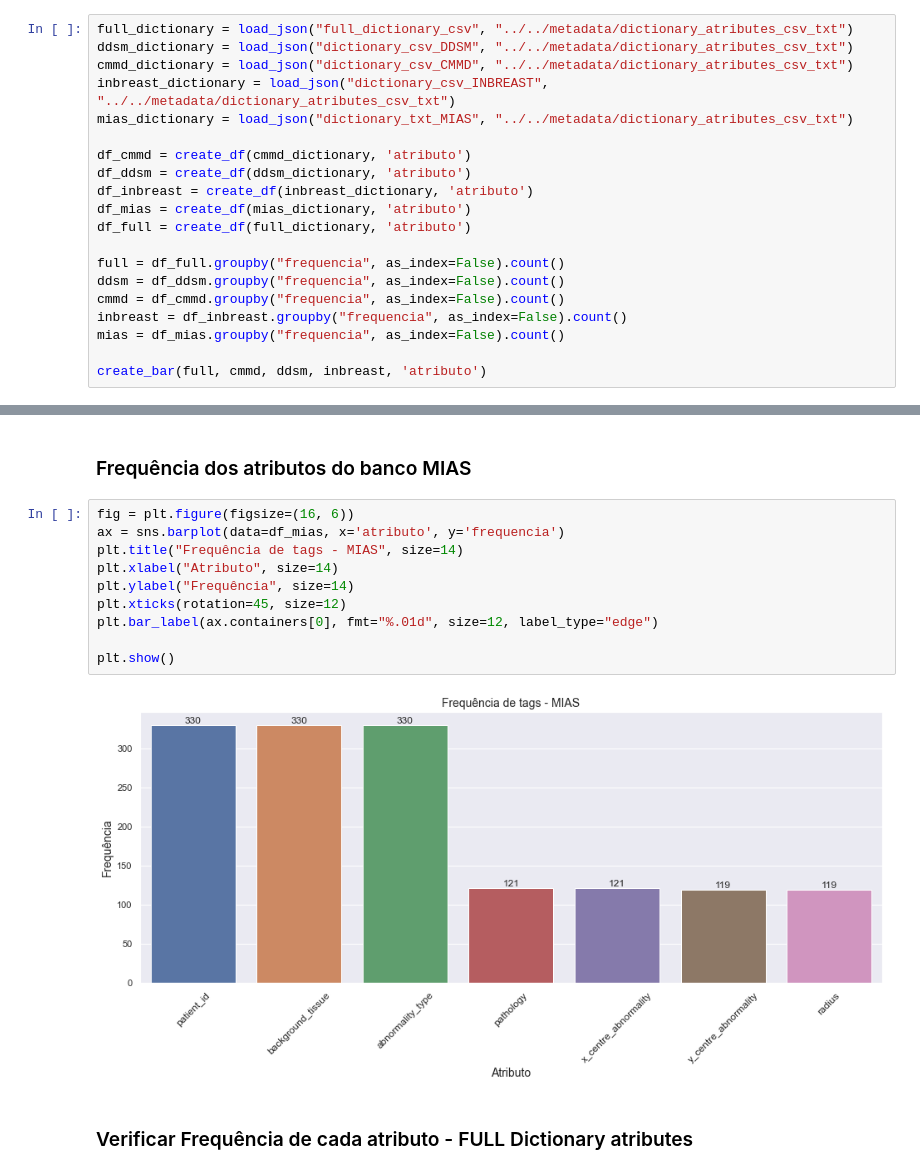
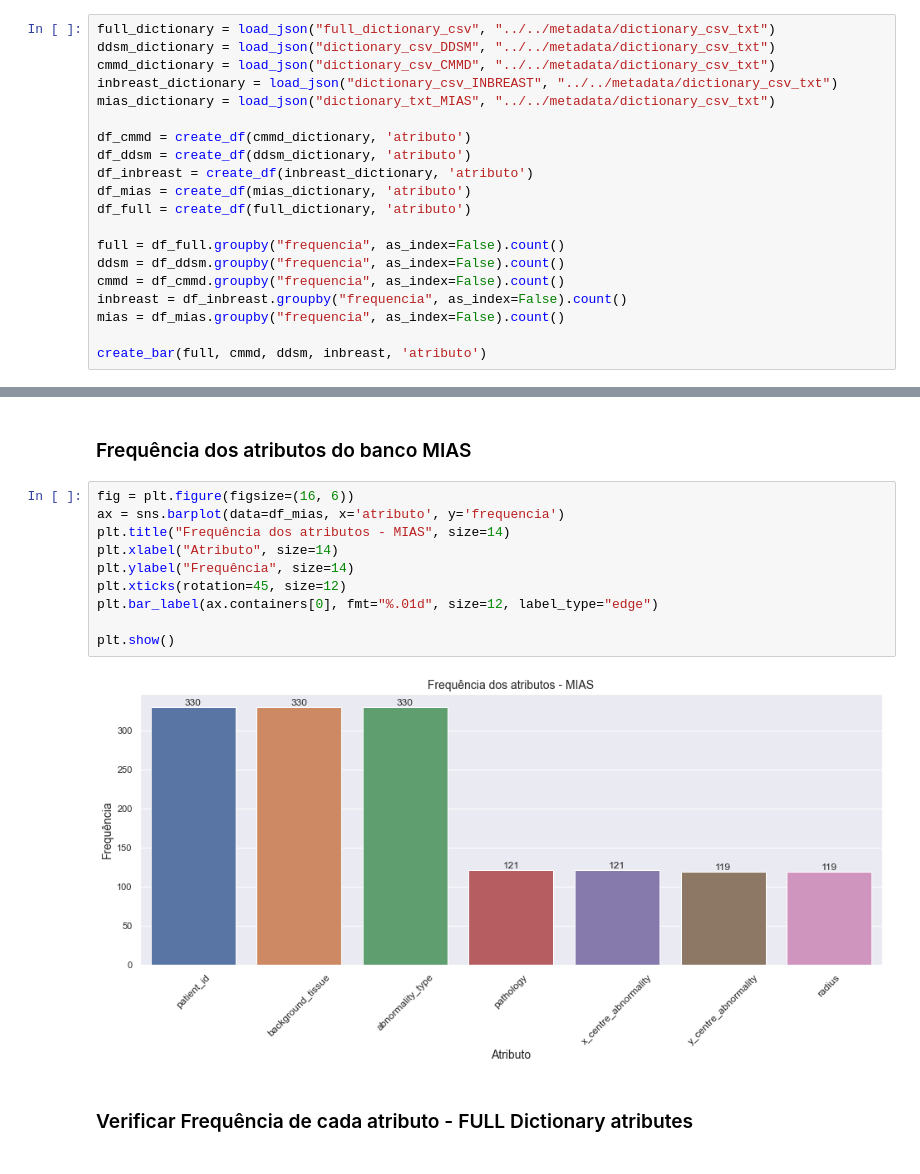
Before and after one commit to matheusssilva991/Radiomica, a Jupyter notebook: src/mamografia/visualizar_dicionario_mamografia.ipynb, the cells around one changed output, grey strips where cells are left out. Saved outputs shown, nothing was run; the diff lists cells and outputs as text.

```diff
--- a/src/mamografia/visualizar_dicionario_mamografia.ipynb
+++ b/src/mamografia/visualizar_dicionario_mamografia.ipynb
@@ -121,9 +121,9 @@ buscar_tags(df_full, 5850)
 # %%
-full_dictionary = load_json("full_dictionary_csv", "../../metadata/dictionary_atributes_csv_txt")
-ddsm_dictionary = load_json("dictionary_csv_DDSM", "../../metadata/dictionary_atributes_csv_txt")
-cmmd_dictionary = load_json("dictionary_csv_CMMD", "../../metadata/dictionary_atributes_csv_txt")
-inbreast_dictionary = load_json("dictionary_csv_INBREAST", "../../metadata/dictionary_atributes_csv_txt")
-mias_dictionary = load_json("dictionary_txt_MIAS", "../../metadata/dictionary_atributes_csv_txt")
+full_dictionary = load_json("full_dictionary_csv", "../../metadata/dictionary_csv_txt")
+ddsm_dictionary = load_json("dictionary_csv_DDSM", "../../metadata/dictionary_csv_txt")
+cmmd_dictionary = load_json("dictionary_csv_CMMD", "../../metadata/dictionary_csv_txt")
+inbreast_dictionary = load_json("dictionary_csv_INBREAST", "../../metadata/dictionary_csv_txt")
+mias_dictionary = load_json("dictionary_txt_MIAS", "../../metadata/dictionary_csv_txt")
 
 df_cmmd = create_df(cmmd_dictionary, 'atributo')
 df_ddsm = create_df(ddsm_dictionary, 'atributo')
@@ -145,15 +145,15 @@ create_bar(full, cmmd, ddsm, inbreast, 'atributo')
 # %%
 fig = plt.figure(figsize=(16, 6))
 ax = sns.barplot(data=df_mias, x='atributo', y='frequencia')
-plt.title("Frequência de tags - MIAS", size=14)
+plt.title("Frequência dos atributos - MIAS", size=14)
 plt.xlabel("Atributo", size=14)
 plt.ylabel("Frequência", size=14)
 plt.xticks(rotation=45, size=12)
 plt.bar_label(ax.containers[0], fmt="%.01d", size=12, label_type="edge")
 
 plt.show()
 # %% [output]
-[figure, old version]
+[figure, new version]
 # %% [markdown]
 ### Verificar Frequência de cada atributo - FULL Dictionary atributes
 # %%
```
Also changed, not shown: parts of 3 cells of this notebook, 8 other files.
